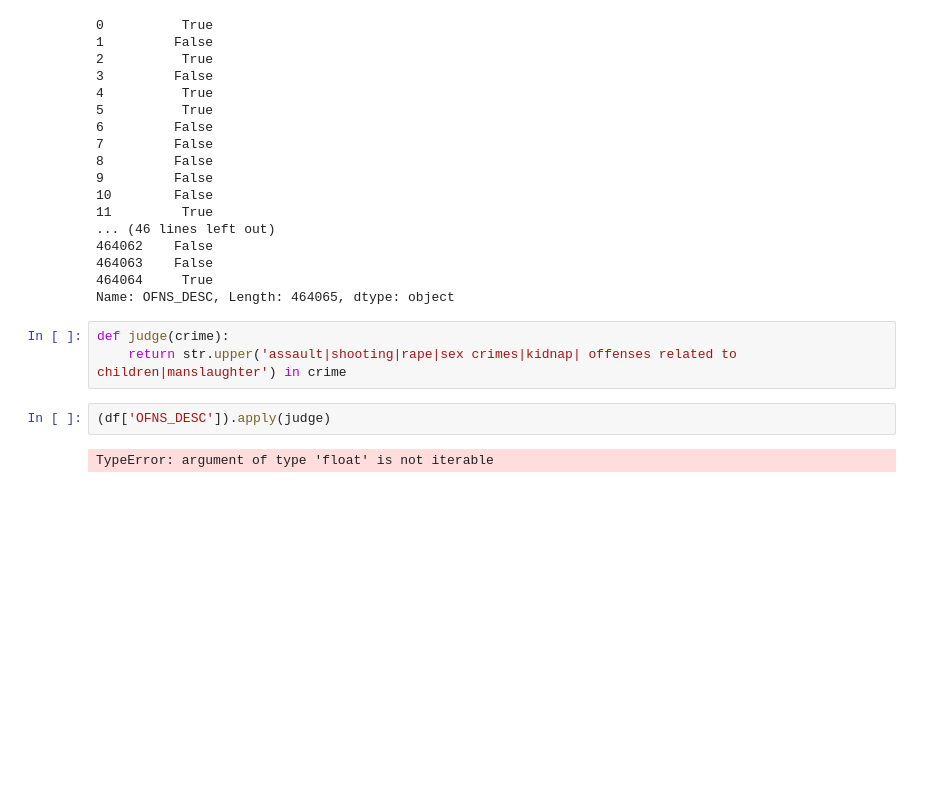
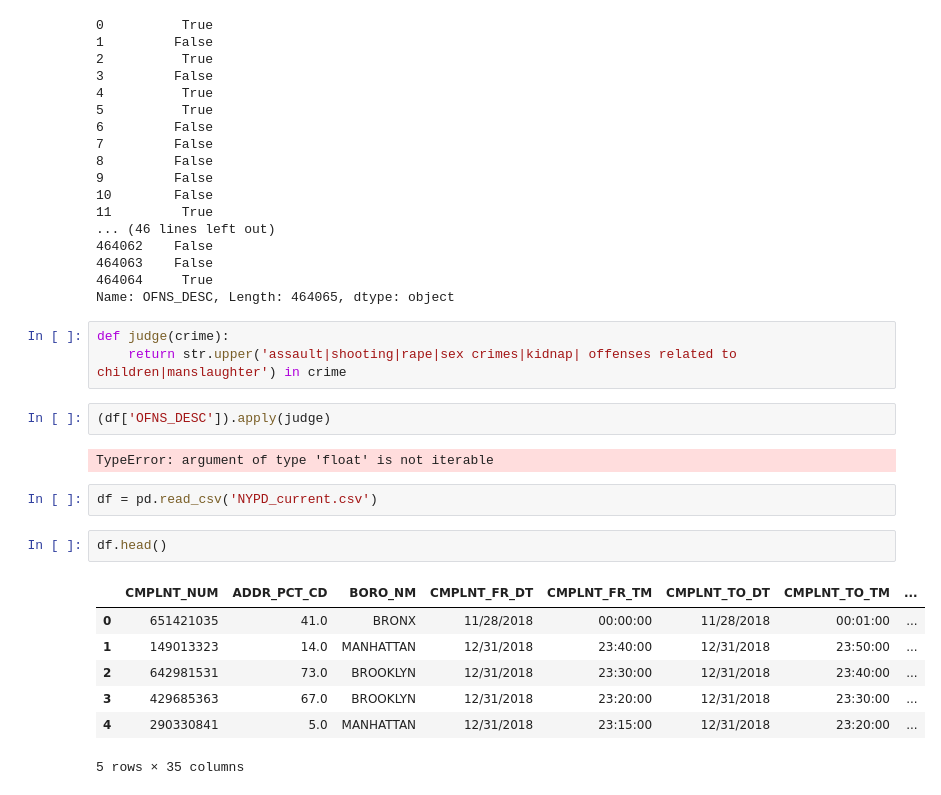
Before and after one commit to cho244/PoliceReports, a Jupyter notebook: testing.ipynb, the cells around one changed output. Drawn from its saved outputs; the diff is of its cells as text; blank space fills up the shorter version.

```diff
--- a/testing.ipynb
+++ b/testing.ipynb
@@ -259,3 +287,15 @@ def judge(crime):
 (df['OFNS_DESC']).apply(judge)
 # %% [output]
 TypeError: argument of type 'float' is not iterable
+# %%
+df = pd.read_csv('NYPD_current.csv')
+# %%
+df.head()
+# %% [output]
+|  | CMPLNT_NUM | ADDR_PCT_CD | BORO_NM | CMPLNT_FR_DT | CMPLNT_FR_TM | CMPLNT_TO_DT | CMPLNT_TO_TM | ... |
+| 0 | 651421035 | 41.0 | BRONX | 11/28/2018 | 00:00:00 | 11/28/2018 | 00:01:00 | ... |
+| 1 | 149013323 | 14.0 | MANHATTAN | 12/31/2018 | 23:40:00 | 12/31/2018 | 23:50:00 | ... |
+| 2 | 642981531 | 73.0 | BROOKLYN | 12/31/2018 | 23:30:00 | 12/31/2018 | 23:40:00 | ... |
+| 3 | 429685363 | 67.0 | BROOKLYN | 12/31/2018 | 23:20:00 | 12/31/2018 | 23:30:00 | ... |
+| 4 | 290330841 | 5.0 | MANHATTAN | 12/31/2018 | 23:15:00 | 12/31/2018 | 23:20:00 | ... |
+5 rows × 35 columns
```
Also changed, not shown: parts of 13 cells of this notebook, 1 other file.
